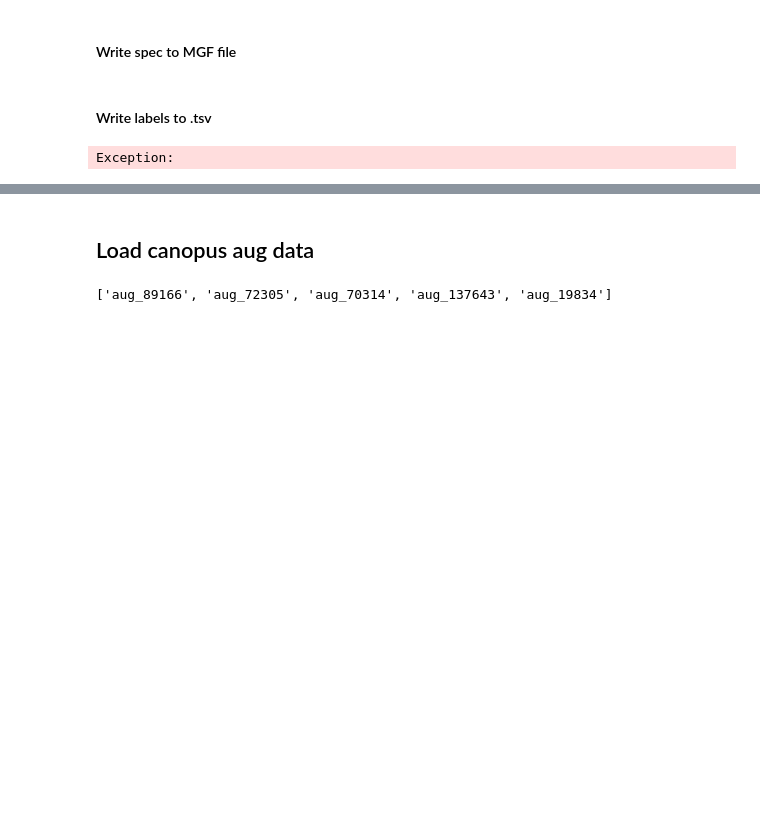
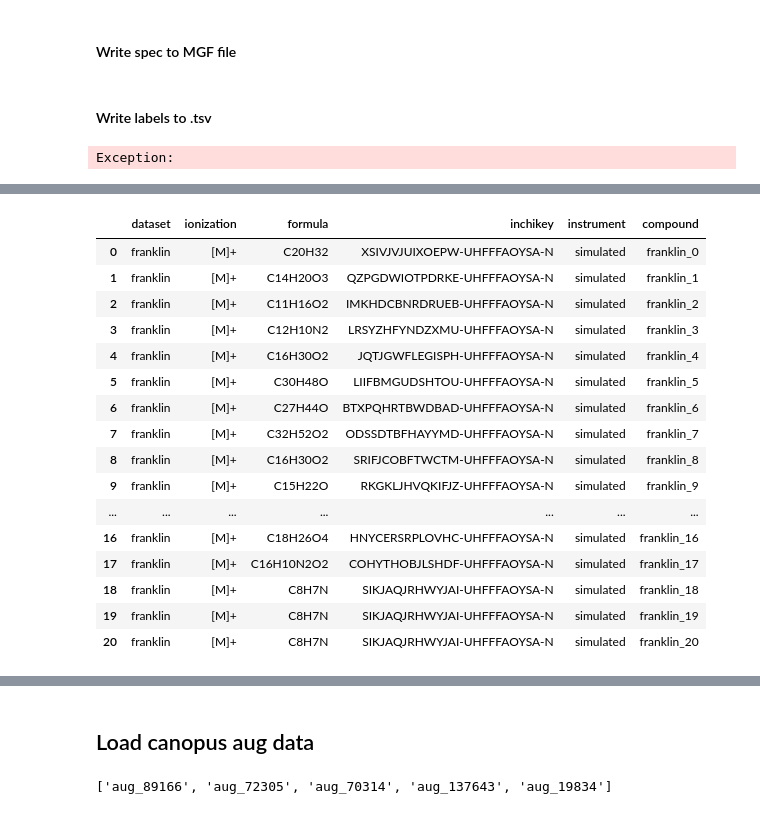
Before and after one commit to kuulia/mist, a Jupyter notebook: data_processing/neims/gecko_EIMS_spectra/preprocess_ms_gen.ipynb, the cells around one changed output, grey strips where cells are left out. Drawn from its saved outputs; the diff is of its cells as text; code cells hidden in the pictures; blank space fills up the shorter version.

```diff
--- a/data_processing/neims/gecko_EIMS_spectra/preprocess_ms_gen.ipynb
+++ b/data_processing/neims/gecko_EIMS_spectra/preprocess_ms_gen.ipynb
@@ -145,0 +151,23 @@ Exception:
+# %%
+labels_df = pd.read_csv(f'{path_to_data}/labels.tsv', sep='\t')
+labels_df['compound'] = labels_df['spec']
+labels_df = labels_df.drop(columns=['smiles', 'Unnamed: 0', 'spec'])
+labels_df
+# %% [output]
+|  | dataset | ionization | formula | inchikey | instrument | compound |
+| 0 | franklin | [M]+ | C20H32 | XSIVJVJUIXOEPW-UHFFFAOYSA-N | simulated | franklin_0 |
+| 1 | franklin | [M]+ | C14H20O3 | QZPGDWIOTPDRKE-UHFFFAOYSA-N | simulated | franklin_1 |
+| 2 | franklin | [M]+ | C11H16O2 | IMKHDCBNRDRUEB-UHFFFAOYSA-N | simulated | franklin_2 |
+| 3 | franklin | [M]+ | C12H10N2 | LRSYZHFYNDZXMU-UHFFFAOYSA-N | simulated | franklin_3 |
+| 4 | franklin | [M]+ | C16H30O2 | JQTJGWFLEGISPH-UHFFFAOYSA-N | simulated | franklin_4 |
+| 5 | franklin | [M]+ | C30H48O | LIIFBMGUDSHTOU-UHFFFAOYSA-N | simulated | franklin_5 |
+| 6 | franklin | [M]+ | C27H44O | BTXPQHRTBWDBAD-UHFFFAOYSA-N | simulated | franklin_6 |
+| 7 | franklin | [M]+ | C32H52O2 | ODSSDTBFHAYYMD-UHFFFAOYSA-N | simulated | franklin_7 |
+| 8 | franklin | [M]+ | C16H30O2 | SRIFJCOBFTWCTM-UHFFFAOYSA-N | simulated | franklin_8 |
+| 9 | franklin | [M]+ | C15H22O | RKGKLJHVQKIFJZ-UHFFFAOYSA-N | simulated | franklin_9 |
+| ... | ... | ... | ... | ... | ... | ... |
+| 16 | franklin | [M]+ | C18H26O4 | HNYCERSRPLOVHC-UHFFFAOYSA-N | simulated | franklin_16 |
+| 17 | franklin | [M]+ | C16H10N2O2 | COHYTHOBJLSHDF-UHFFFAOYSA-N | simulated | franklin_17 |
+| 18 | franklin | [M]+ | C8H7N | SIKJAQJRHWYJAI-UHFFFAOYSA-N | simulated | franklin_18 |
+| 19 | franklin | [M]+ | C8H7N | SIKJAQJRHWYJAI-UHFFFAOYSA-N | simulated | franklin_19 |
+| 20 | franklin | [M]+ | C8H7N | SIKJAQJRHWYJAI-UHFFFAOYSA-N | simulated | franklin_20 |
```
Also changed, not shown: parts of 53 cells of this notebook, 41 other files.
